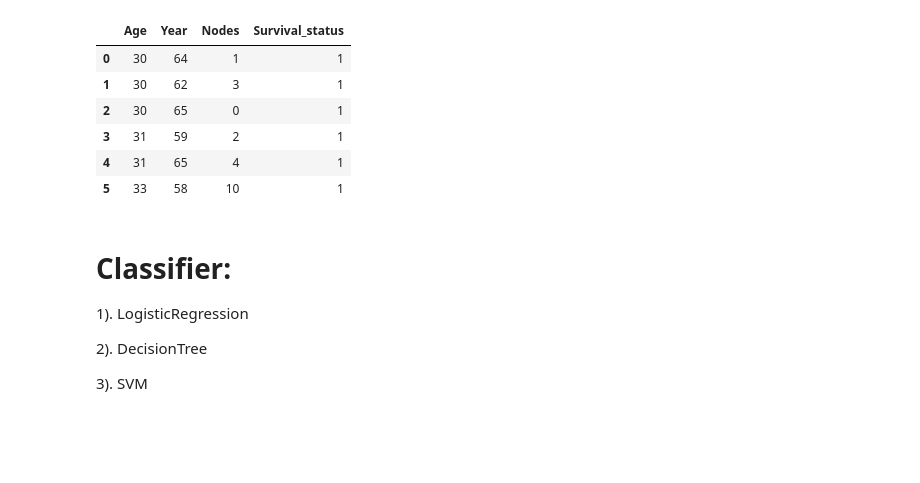
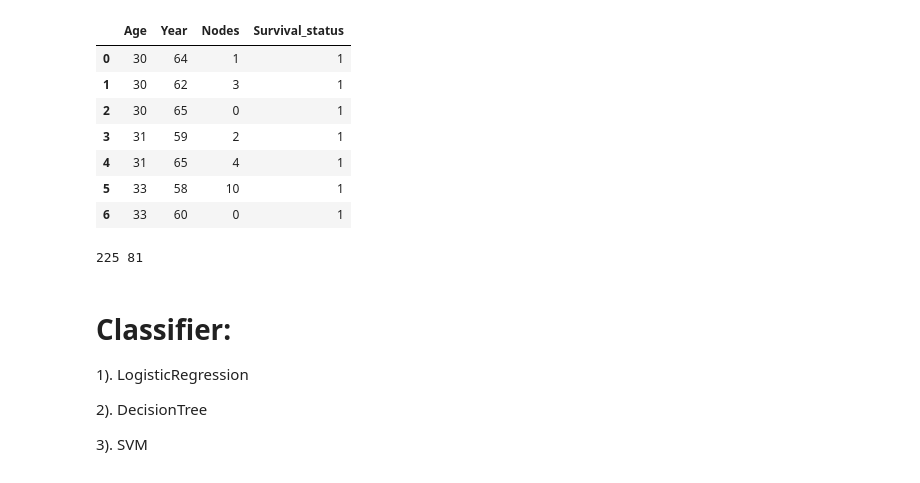
Before and after one commit to joshihimanshu21/LabelNoise, a Jupyter notebook: Handling Mislabeled Data.ipynb, the cells around one changed output. Drawn from its saved outputs; the diff is of its cells as text; code cells hidden in the pictures; blank space fills up the shorter version.

```diff
--- a/Handling Mislabeled Data.ipynb
+++ b/Handling Mislabeled Data.ipynb
@@ -13,25 +13,29 @@ from sklearn.model_selection import train_test_split
 from collections import defaultdict
 from sklearn.svm import SVC
 # %%
-data = pd.read_csv("/home/shinigami/Downloads/haberman.data",header=None)
+data = pd.read_csv("haberman.data",header=None)
 data_df = pd.DataFrame(data)
 data_df.dropna(inplace=True)
 # %%
 data_df.columns = ['Age','Year','Nodes','Survival_status']
-data_df.head(6)
+data_df.head(7)
 # data_df['Survival_status'] = data_df['Survival_status'].astype(int)
 # %% [output]
 |  | Age | Year | Nodes | Survival_status |
 | 0 | 30 | 64 | 1 | 1 |
 | 1 | 30 | 62 | 3 | 1 |
 | 2 | 30 | 65 | 0 | 1 |
 | 3 | 31 | 59 | 2 | 1 |
 | 4 | 31 | 65 | 4 | 1 |
 | 5 | 33 | 58 | 10 | 1 |
+| 6 | 33 | 60 | 0 | 1 |
 # %%
 data_df['Survival_status'] = data_df['Survival_status'].astype(int)
 # %%
 data_df['Survival_status'] = data_df['Survival_status'].map({2:0 , 1:1})
+print(len(data_df.loc[data_df['Survival_status']==1]),len(data_df.loc[data_df['Survival_status']==0]))
+# %% [output]
+225 81
 # %% [markdown]
 # Classifier:
 
```
Also changed, not shown: parts of 10 cells of this notebook, 3 other files.
